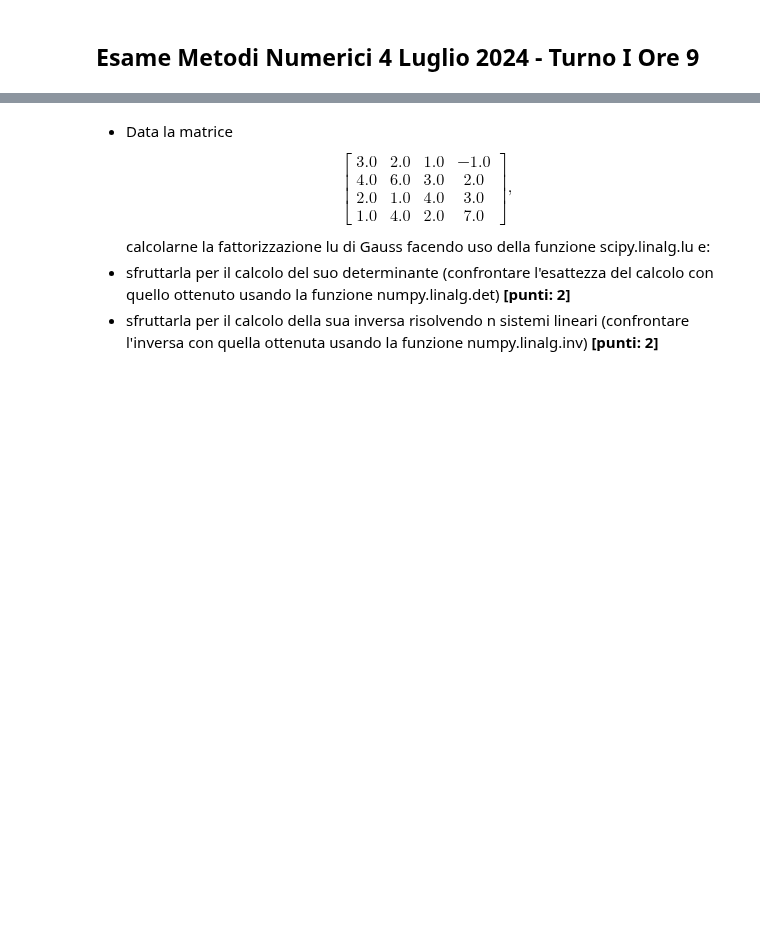
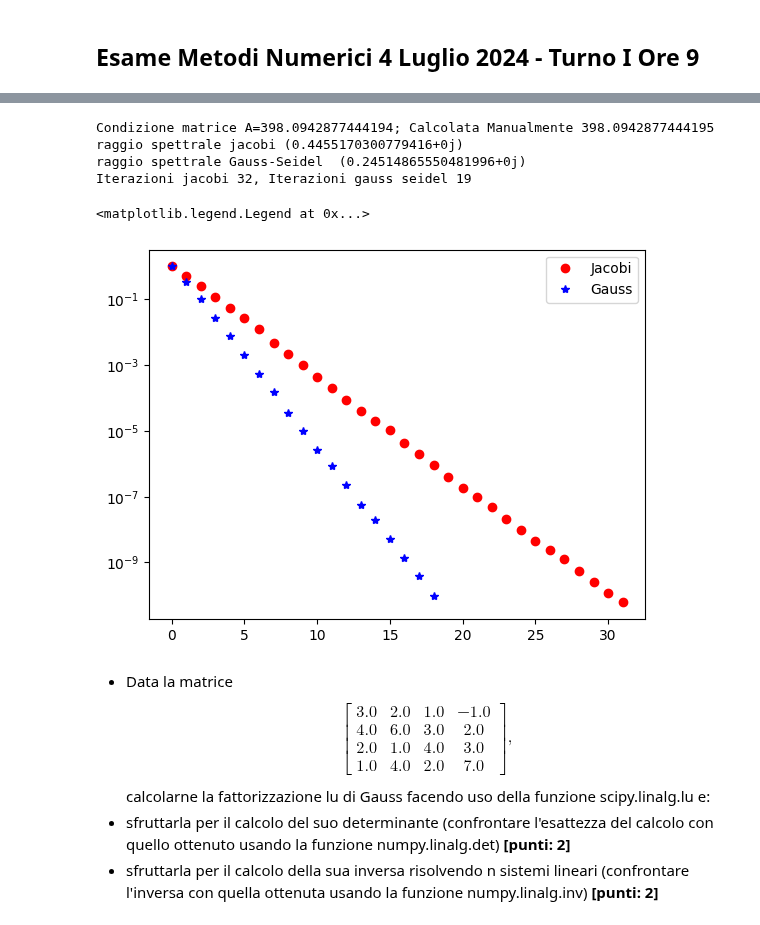
Before and after one commit to delpiter/Numerical_Methods_for_AI, a Jupyter notebook: exams/Exam_04-07-2024_I/Esame_MN_4_luglio_Turno_I.ipynb, the cells around one changed output, grey strips where cells are left out. Saved outputs shown, nothing was run; the diff lists cells and outputs as text; code cells hidden in the pictures; blank space fills up the shorter version.

```diff
--- a/exams/Exam_04-07-2024_I/Esame_MN_4_luglio_Turno_I.ipynb
+++ b/exams/Exam_04-07-2024_I/Esame_MN_4_luglio_Turno_I.ipynb
@@ -33,3 +139,45 @@ Per la lettura dei dati procedere nel seguente modo:
+# %%
+def gauss_seidel(A,b,x0,toll,it_max):
+    errore=1000
+    d=np.diag(A)
+    D=np.diag(d)
+    E=np.tril(A,-1)
+    F=np.triu(A,1)
+    M=E+D
+    N=-F
+    T=np.linalg.inv(M)@N
+    autovalori=np.linalg.eigvals(T)
+    raggiospettrale=np.max(autovalori)
+    print("raggio spettrale Gauss-Seidel ",raggiospettrale)
+    it=0
+    er_vet=[]
+    while it<=it_max and errore>=toll:
+        x,flag=Lsolve(M,b-F@x0)
+        errore=np.linalg.norm(x-x0)/np.linalg.norm(x)
+        er_vet.append(errore)
+        x0=x.copy()
+        it=it+1
+    return x,it,er_vet
+# %%
+print('Condizione matrice A={}; Calcolata Manualmente {}'.format(np.linalg.cond(A),np.linalg.norm(A,2)*np.linalg.norm(np.linalg.inv(A),2)))
+x0=np.zeros_like(b)
+toll=1e-10
+it_max=2000
+xj,itj,er_vetj=jacobi(A,b,x0,toll,it_max)
+xg,itg,er_vetg=gauss_seidel(A,b,x0,toll,it_max)
+#print('Soluzione jacobi {}, Soluzione gauss seidel {}'.format(xj,xg))
+print('Iterazioni jacobi {}, Iterazioni gauss seidel {}'.format(itj,itg))
+plt.semilogy(range(len(er_vetj)),er_vetj,'ro',range(len(er_vetg)),er_vetg,'b*')
+plt.legend(['Jacobi','Gauss'])
+# Possiamo notare che il raggio spettrale del metodo di Jacobi è più grande del raggio spettrale del metodo di Gauss-Seidel
+# Questo indica che il metodo di gauss arriva a convergenza più velocemente (è più efficiente)
+# %% [output]
+Condizione matrice A=398.0942877444194; Calcolata Manualmente 398.0942877444195
+raggio spettrale jacobi (0.4455170300779416+0j)
+raggio spettrale Gauss-Seidel  (0.24514865550481996+0j)
+Iterazioni jacobi 32, Iterazioni gauss seidel 19
+<matplotlib.legend.Legend at 0x...>
+[figure, added]
 # %% [markdown]
 - Data la matrice
 $$
```
Also changed, not shown: parts of 15 cells of this notebook, 8 other files.
